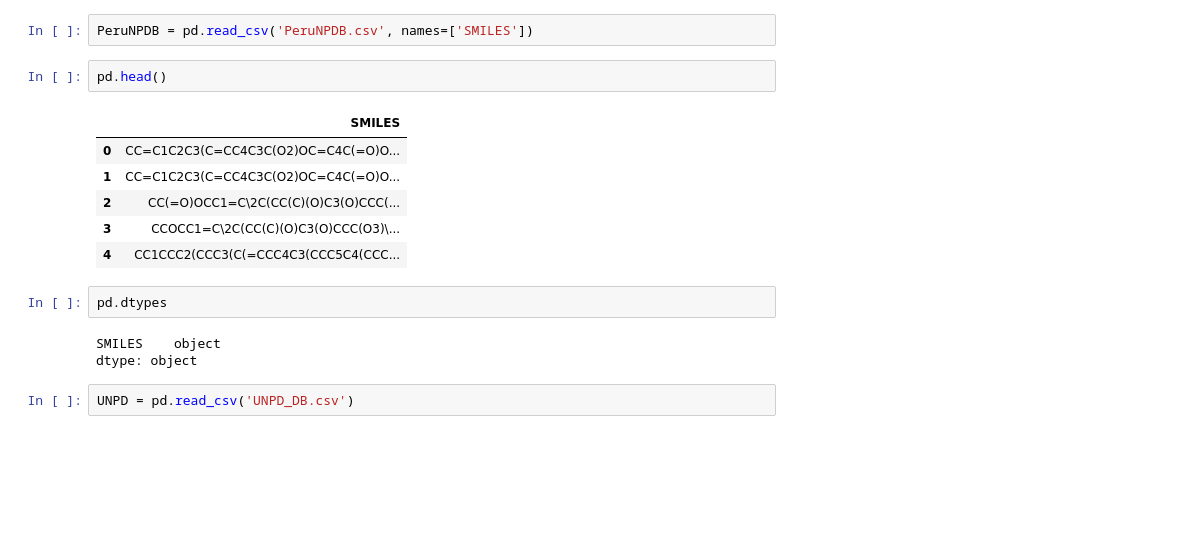
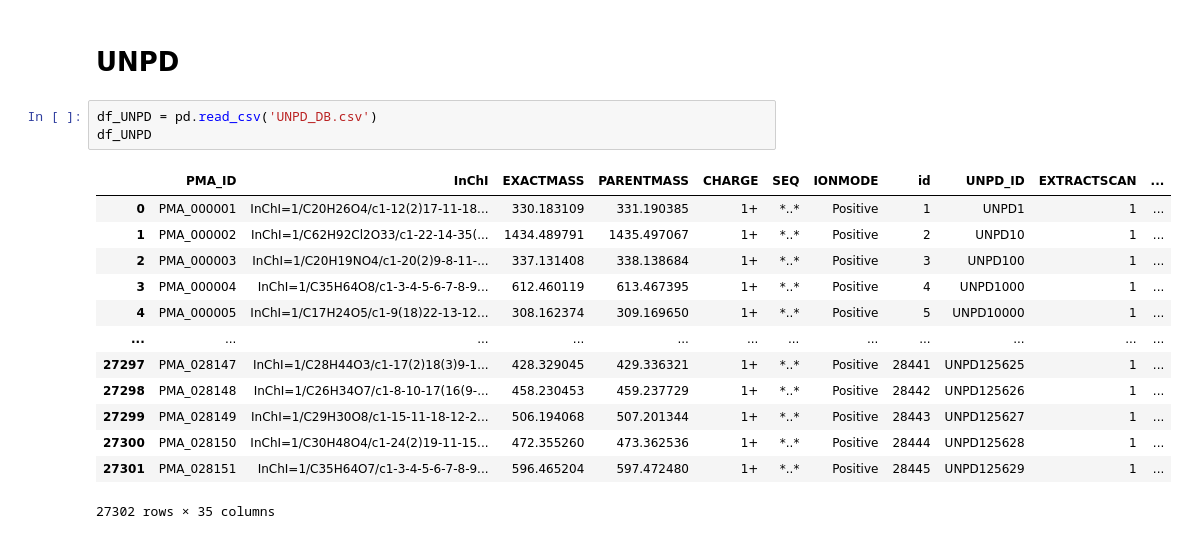
Before and after one commit to cpariona/biomedical-thesis, a Jupyter notebook: notebooks/pre_filtering.ipynb, the cells around one changed output. Cells and saved outputs as stored; diff of their text form; blank space fills up the shorter version.

```diff
--- a/notebooks/pre_filtering.ipynb
+++ b/notebooks/pre_filtering.ipynb
@@ -3,18 +95,19 @@ import pandas as pd
+# %% [markdown]
+# **UNPD**
 # %%
-PeruNPDB = pd.read_csv('PeruNPDB.csv', names=['SMILES'])
+df_UNPD = pd.read_csv('UNPD_DB.csv')
+df_UNPD
+# %% [output]
+|  | PMA_ID | InChI | EXACTMASS | PARENTMASS | CHARGE | SEQ | IONMODE | id | UNPD_ID | EXTRACTSCAN | ... |
+| 0 | PMA_000001 | InChI=1/C20H26O4/c1-12(2)17-11-18... | 330.183109 | 331.190385 | 1+ | *..* | Positive | 1 | UNPD1 | 1 | ... |
+| 1 | PMA_000002 | InChI=1/C62H92Cl2O33/c1-22-14-35(... | 1434.489791 | 1435.497067 | 1+ | *..* | Positive | 2 | UNPD10 | 1 | ... |
+| 2 | PMA_000003 | InChI=1/C20H19NO4/c1-20(2)9-8-11-... | 337.131408 | 338.138684 | 1+ | *..* | Positive | 3 | UNPD100 | 1 | ... |
+| 3 | PMA_000004 | InChI=1/C35H64O8/c1-3-4-5-6-7-8-9... | 612.460119 | 613.467395 | 1+ | *..* | Positive | 4 | UNPD1000 | 1 | ... |
+| 4 | PMA_000005 | InChI=1/C17H24O5/c1-9(18)22-13-12... | 308.162374 | 309.169650 | 1+ | *..* | Positive | 5 | UNPD10000 | 1 | ... |
+| ... | ... | ... | ... | ... | ... | ... | ... | ... | ... | ... | ... |
+| 27297 | PMA_028147 | InChI=1/C28H44O3/c1-17(2)18(3)9-1... | 428.329045 | 429.336321 | 1+ | *..* | Positive | 28441 | UNPD125625 | 1 | ... |
+| 27298 | PMA_028148 | InChI=1/C26H34O7/c1-8-10-17(16(9-... | 458.230453 | 459.237729 | 1+ | *..* | Positive | 28442 | UNPD125626 | 1 | ... |
+| 27299 | PMA_028149 | InChI=1/C29H30O8/c1-15-11-18-12-2... | 506.194068 | 507.201344 | 1+ | *..* | Positive | 28443 | UNPD125627 | 1 | ... |
+| 27300 | PMA_028150 | InChI=1/C30H48O4/c1-24(2)19-11-15... | 472.355260 | 473.362536 | 1+ | *..* | Positive | 28444 | UNPD125628 | 1 | ... |
+| 27301 | PMA_028151 | InChI=1/C35H64O7/c1-3-4-5-6-7-8-9... | 596.465204 | 597.472480 | 1+ | *..* | Positive | 28445 | UNPD125629 | 1 | ... |
+27302 rows × 35 columns
-# %%
-pd.head()
-# %% [output]
-|  | SMILES |
-| 0 | CC=C1C2C3(C=CC4C3C(O2)OC=C4C(=O)O... |
-| 1 | CC=C1C2C3(C=CC4C3C(O2)OC=C4C(=O)O... |
-| 2 | CC(=O)OCC1=C\2C(CC(C)(O)C3(O)CCC(... |
-| 3 | CCOCC1=C\2C(CC(C)(O)C3(O)CCC(O3)\... |
-| 4 | CC1CCC2(CCC3(C(=CCC4C3(CCC5C4(CCC... |
-# %%
-pd.dtypes
-# %% [output]
-SMILES    object
-dtype: object
-# %%
-UNPD = pd.read_csv('UNPD_DB.csv')
```
Also changed, not shown: parts of 27 cells of this notebook.
